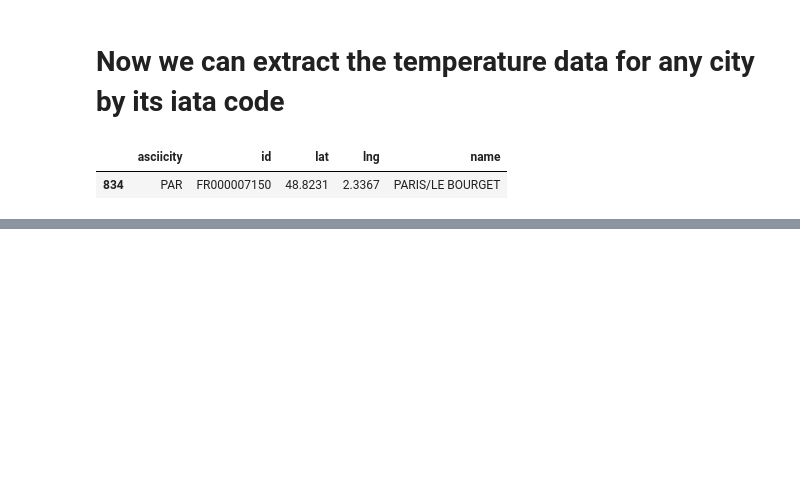
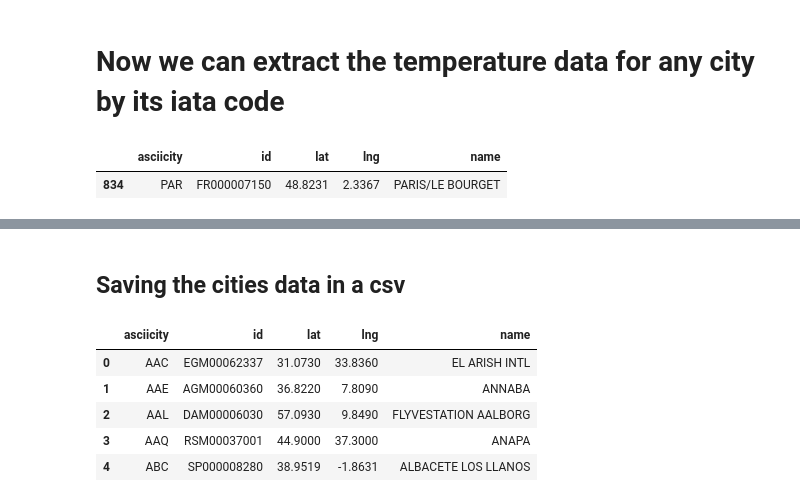
Before and after one commit to rezpe/weatherExtractor, a Jupyter notebook: Average Temperature troughout the year for Geobases cities.ipynb, the cells around one changed output, grey strips where cells are left out. Drawn from its saved outputs; the diff is of its cells as text; code cells hidden in the pictures; blank space fills up the shorter version.

```diff
--- a/Average Temperature troughout the year for Geobases cities.ipynb
+++ b/Average Temperature troughout the year for Geobases cities.ipynb
@@ -248,0 +249,11 @@ plt.show()
+# %% [markdown]
+## Saving the cities data in a csv
+# %%
+citiesdf.head()
+# %% [output]
+|  | asciicity | id | lat | lng | name |
+| 0 | AAC | EGM00062337 | 31.0730 | 33.8360 | EL ARISH INTL |
+| 1 | AAE | AGM00060360 | 36.8220 | 7.8090 | ANNABA |
+| 2 | AAL | DAM00006030 | 57.0930 | 9.8490 | FLYVESTATION AALBORG |
+| 3 | AAQ | RSM00037001 | 44.9000 | 37.3000 | ANAPA |
+| 4 | ABC | SP000008280 | 38.9519 | -1.8631 | ALBACETE LOS LLANOS |
```
Also changed, not shown: parts of 11 cells of this notebook.
